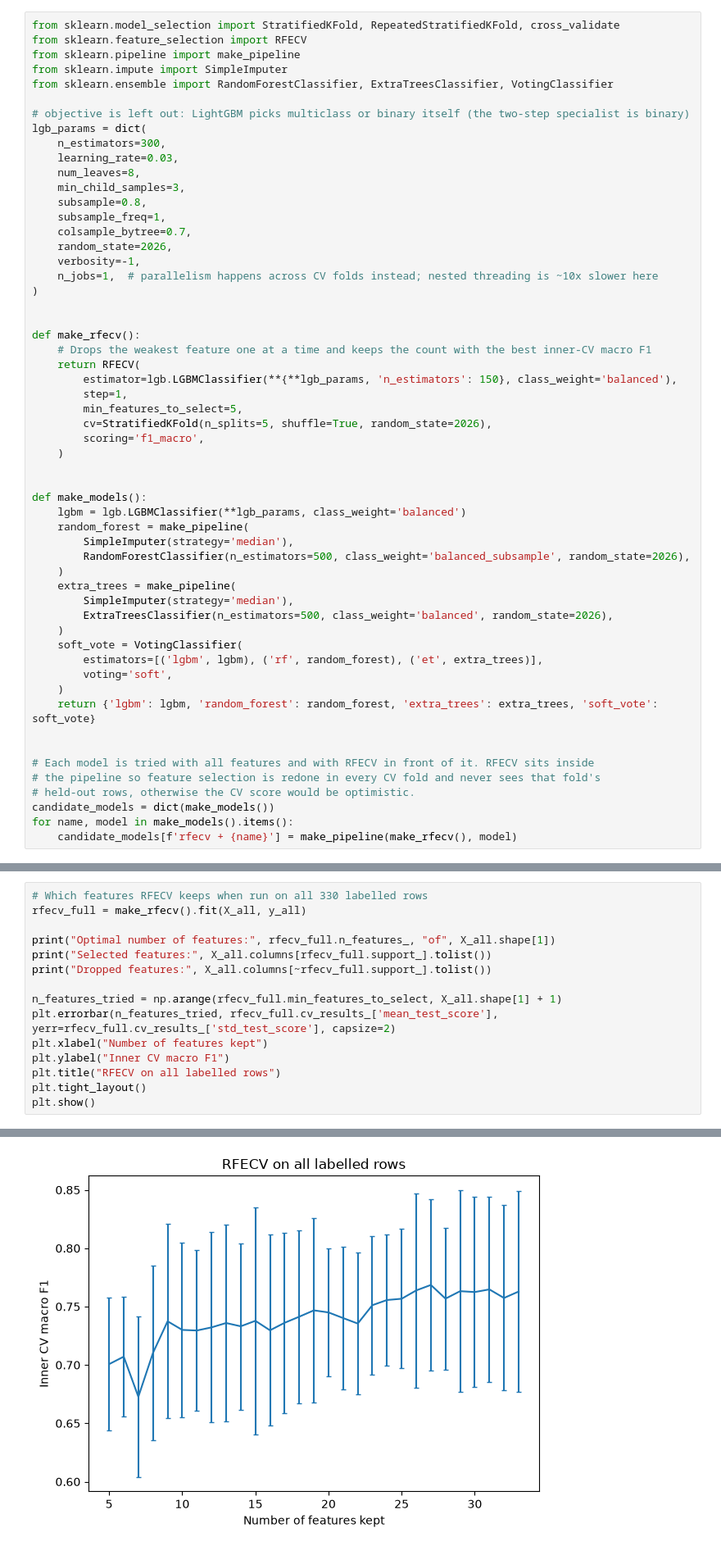
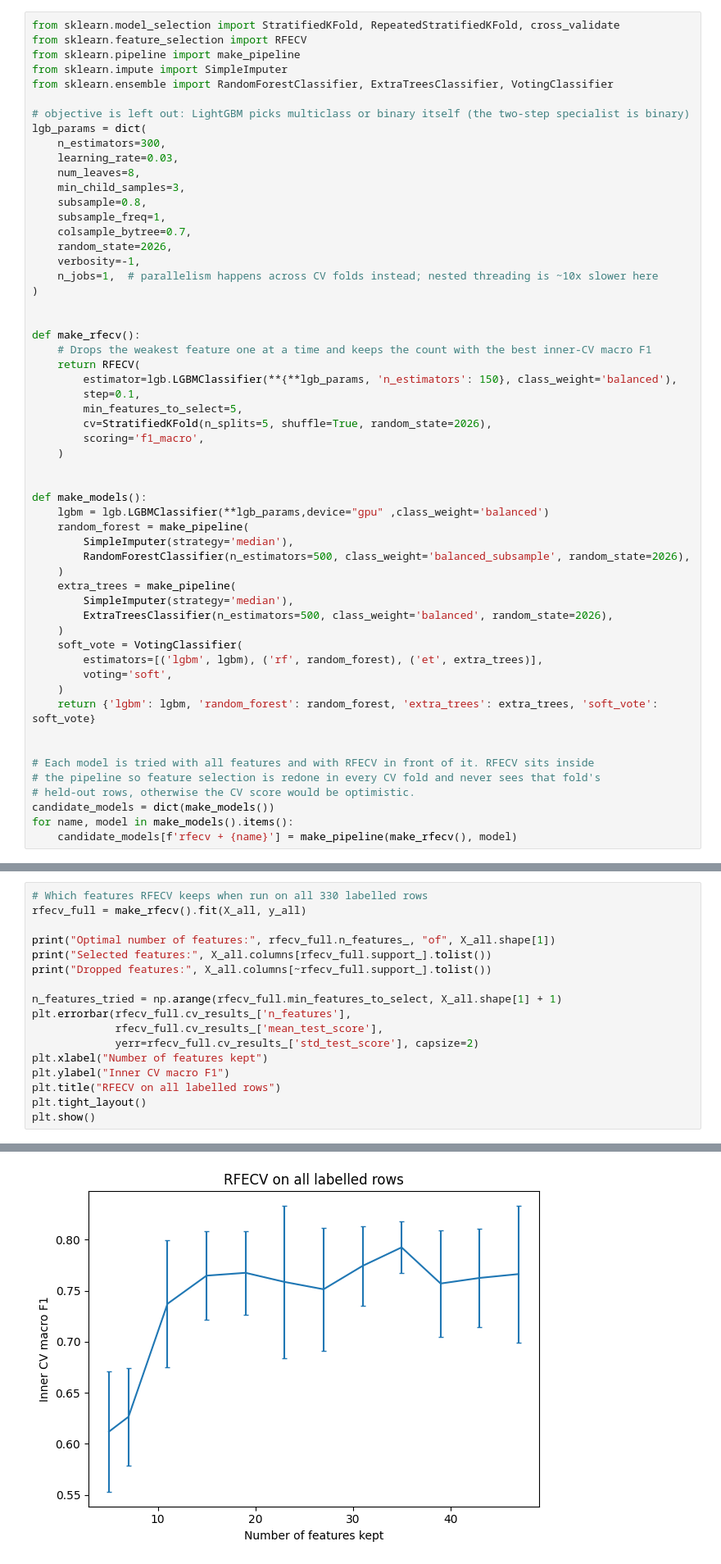
Before and after one commit to temilash/application-inference-packet-flows-public, a Jupyter notebook: dataset/task1_static/challenge.ipynb, the cells around one changed output, grey strips where cells are left out. Shown at 82% size. Saved outputs shown, nothing was run; the diff lists cells and outputs as text.

```diff
--- a/dataset/task1_static/challenge.ipynb
+++ b/dataset/task1_static/challenge.ipynb
@@ -188,7 +190,7 @@ def make_rfecv():
     # Drops the weakest feature one at a time and keeps the count with the best inner-CV macro F1
     return RFECV(
         estimator=lgb.LGBMClassifier(**{**lgb_params, 'n_estimators': 150}, class_weight='balanced'),
-        step=1,
+        step=0.1,
         min_features_to_select=5,
         cv=StratifiedKFold(n_splits=5, shuffle=True, random_state=2026),
         scoring='f1_macro',
@@ -196,7 +198,7 @@ def make_rfecv():
 
 
 def make_models():
-    lgbm = lgb.LGBMClassifier(**lgb_params, class_weight='balanced')
+    lgbm = lgb.LGBMClassifier(**lgb_params,device="gpu" ,class_weight='balanced')
     random_forest = make_pipeline(
         SimpleImputer(strategy='median'),
         RandomForestClassifier(n_estimators=500, class_weight='balanced_subsample', random_state=2026),
@@ -365,7 +385,9 @@ print("Selected features:", X_all.columns[rfecv_full.support_].tolist())
 print("Dropped features:", X_all.columns[~rfecv_full.support_].tolist())
 
 n_features_tried = np.arange(rfecv_full.min_features_to_select, X_all.shape[1] + 1)
-plt.errorbar(n_features_tried, rfecv_full.cv_results_['mean_test_score'], yerr=rfecv_full.cv_results_['std_test_score'], capsize=2)
+plt.errorbar(rfecv_full.cv_results_['n_features'],
+             rfecv_full.cv_results_['mean_test_score'],
+             yerr=rfecv_full.cv_results_['std_test_score'], capsize=2)
 plt.xlabel("Number of features kept")
 plt.ylabel("Inner CV macro F1")
 plt.title("RFECV on all labelled rows")
@@ -378,4 +400,4 @@ Dropped features: ['min_iat', 'density_ratio', 'total_bytes', 'upload_ratio', 'f
-[figure, old version]
+[figure, new version]
 # %% [markdown]
 ## Refit on all labelled data and write the Task 1 submission
 # %%
```
Also changed, not shown: parts of 5 cells of this notebook.
